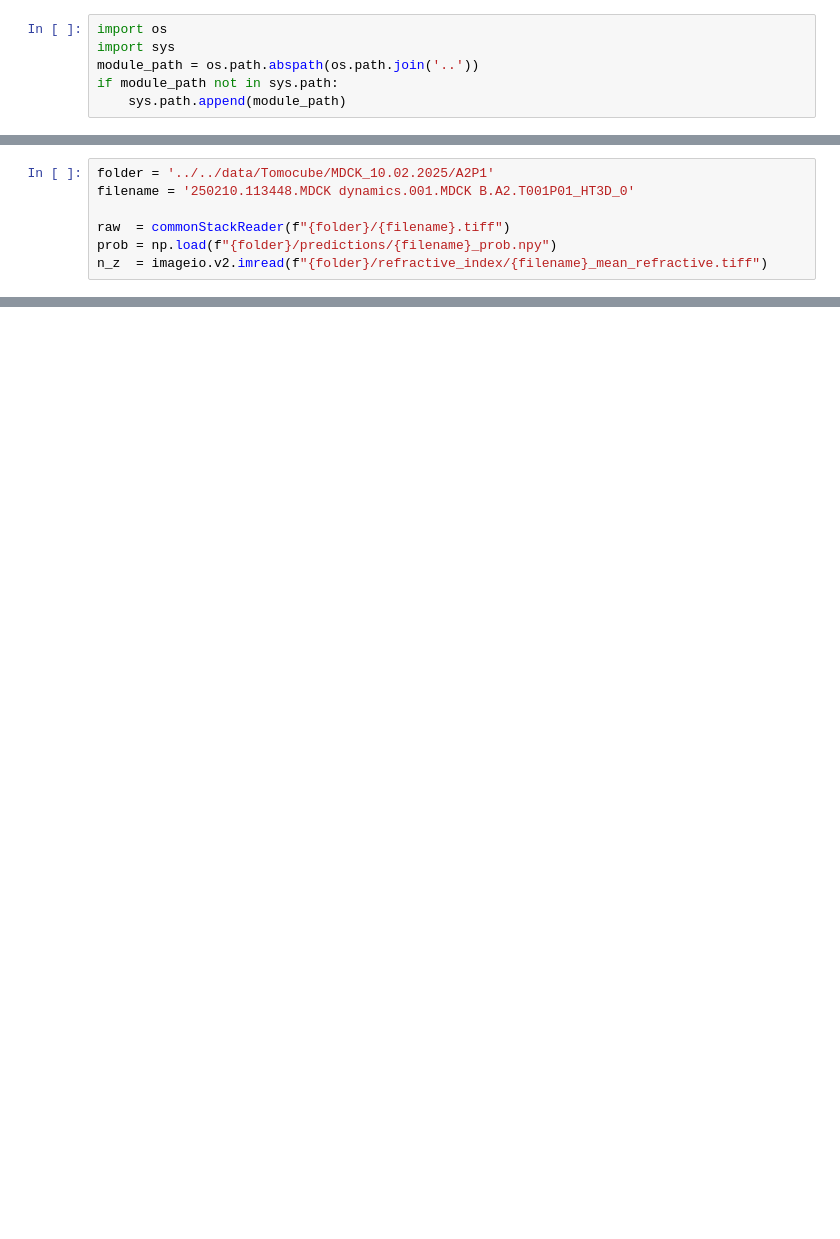
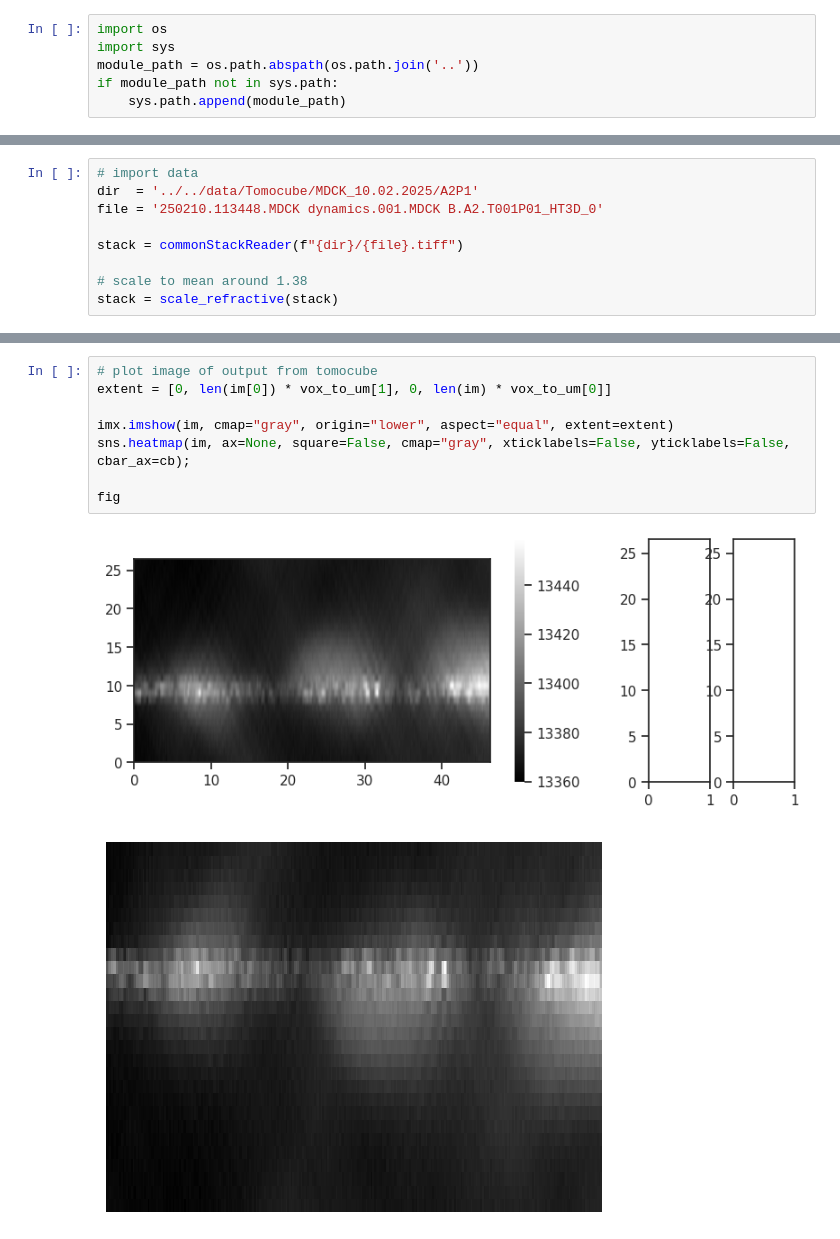
Before and after one commit to siljabl/MDCK_QPI, a Jupyter notebook: figure_scripts/preprocessing.ipynb, the cells around one changed output, grey strips where cells are left out. Drawn from its saved outputs; the diff is of its cells as text; blank space fills up the shorter version.

```diff
--- a/figure_scripts/preprocessing.ipynb
+++ b/figure_scripts/preprocessing.ipynb
@@ -21,7 +22,9 @@ n_cell = 1.38
 # %%
-folder = '../../data/Tomocube/MDCK_10.02.2025/A2P1'
-filename = '250210.113448.MDCK dynamics.001.MDCK B.A2.T001P01_HT3D_0'
+# import data
+dir  = '../../data/Tomocube/MDCK_10.02.2025/A2P1'
+file = '250210.113448.MDCK dynamics.001.MDCK B.A2.T001P01_HT3D_0'
 
-raw  = commonStackReader(f"{folder}/{filename}.tiff")
-prob = np.load(f"{folder}/predictions/{filename}_prob.npy")
-n_z  = imageio.v2.imread(f"{folder}/refractive_index/{filename}_mean_refractive.tiff")
+stack = commonStackReader(f"{dir}/{file}.tiff")
+
+# scale to mean around 1.38
+stack = scale_refractive(stack)
@@ -61,0 +94,11 @@ fig.tight_layout()
+# %%
+# plot image of output from tomocube
+extent = [0, len(im[0]) * vox_to_um[1], 0, len(im) * vox_to_um[0]]
+
+imx.imshow(im, cmap="gray", origin="lower", aspect="equal", extent=extent)
+sns.heatmap(im, ax=None, square=False, cmap="gray", xticklabels=False, yticklabels=False, cbar_ax=cb);
+
+fig
+# %% [output]
+[figure, added]
+[figure, added]
```
Also changed, not shown: parts of 17 cells of this notebook, 2 other files.
